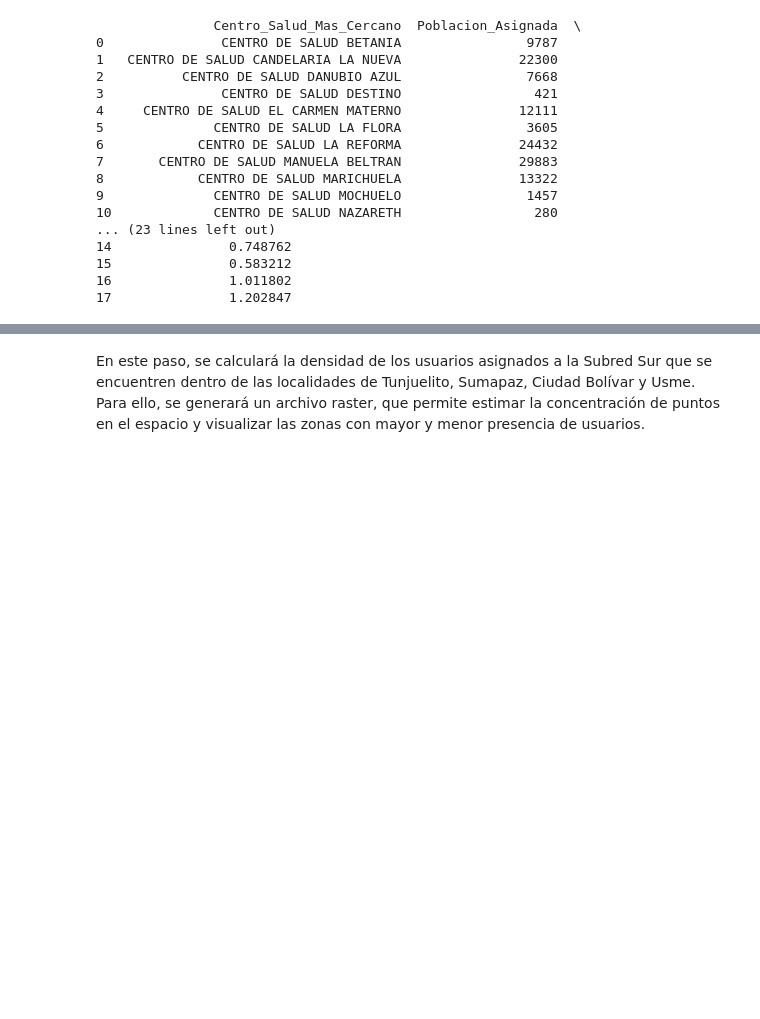
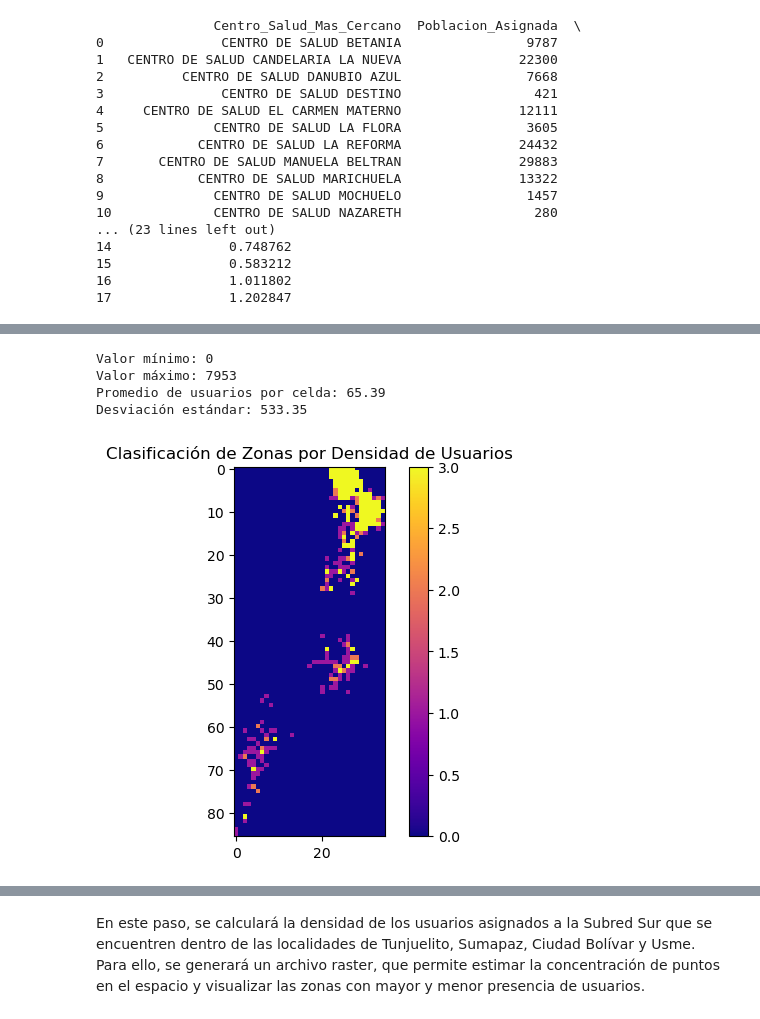
Before and after one commit to BillyAvila/Analisis_Espacial, a Jupyter notebook: notebooks/Notebook_Codigo_Final_quincef-redes.ipynb, the cells around one changed output, grey strips where cells are left out. Saved outputs shown, nothing was run; the diff lists cells and outputs as text; code cells hidden in the pictures; blank space fills up the shorter version.

```diff
--- a/notebooks/Notebook_Codigo_Final_quincef-redes.ipynb
+++ b/notebooks/Notebook_Codigo_Final_quincef-redes.ipynb
@@ -618,0 +911,24 @@ print(tabla_resumen)
+# %%
+import numpy as np
+
+print(f"Valor mínimo: {np.min(raster_conteo)}")
+print(f"Valor máximo: {np.max(raster_conteo)}")
+print(f"Promedio de usuarios por celda: {np.mean(raster_conteo):.2f}")
+print(f"Desviación estándar: {np.std(raster_conteo):.2f}")
+# %% [output]
+Valor mínimo: 0
+Valor máximo: 7953
+Promedio de usuarios por celda: 65.39
+Desviación estándar: 533.35
+# %%
+raster_clasificado = np.where(raster_conteo == 0, 0,   # Sin usuarios
+                             np.where(raster_conteo <= 5, 1,  # Baja densidad
+                             np.where(raster_conteo <= 10, 2,  # Media densidad
+                                      3)))  # Alta densidad
+
+plt.imshow(raster_clasificado, cmap="plasma", interpolation="nearest")
+plt.title("Clasificación de Zonas por Densidad de Usuarios")
+plt.colorbar()
+plt.show()
+# %% [output]
+[figure, added]
```
Also changed, not shown: parts of 7 cells of this notebook, 4 other files.
